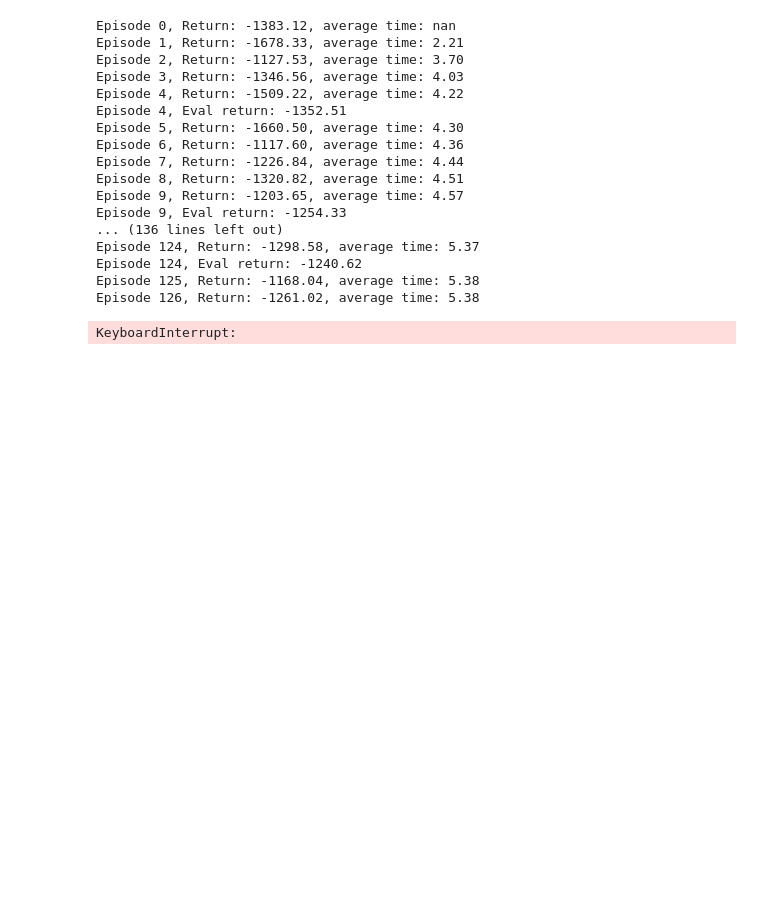
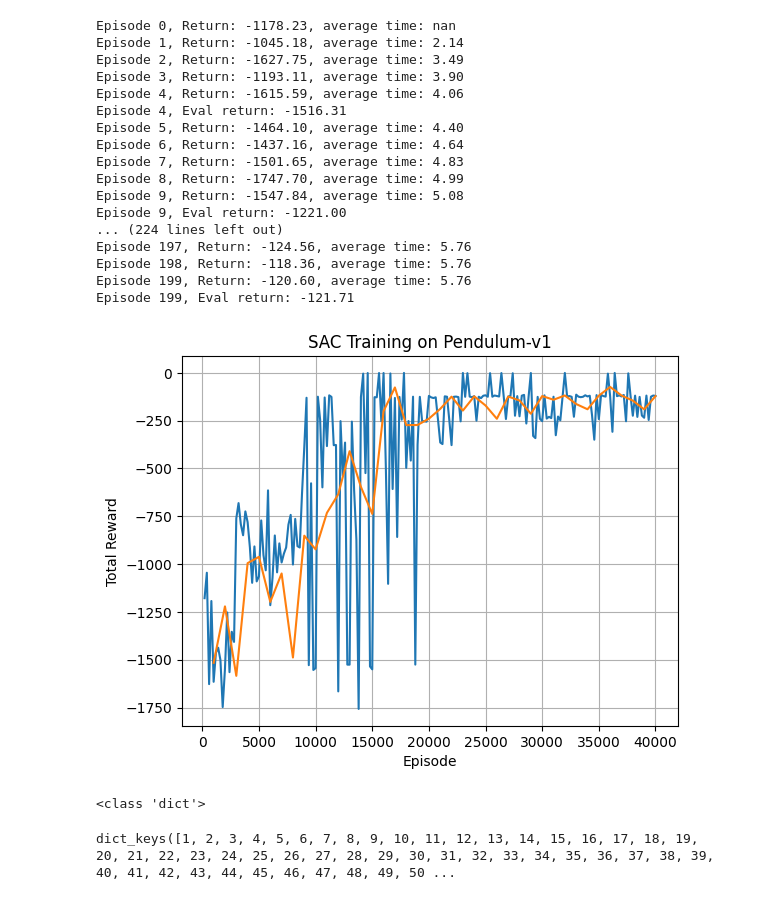
Before and after one commit to surkovv/RL_Project, a Jupyter notebook: SAC_new/testing.ipynb, the cells around one changed output. Drawn from its saved outputs; the diff is of its cells as text; code cells hidden in the pictures; blank space fills up the shorter version.

```diff
--- a/SAC_new/testing.ipynb
+++ b/SAC_new/testing.ipynb
@@ -1,36 +1,40 @@
 # %%
 import gymnasium as gym
 from sac import SAC
 env_name = "Pendulum-v1"
 env = gym.make(env_name)
 state_dim = env.observation_space.shape[0]
 action_dim = env.action_space.shape[0]
 max_action = float(env.action_space.high[0])
 agent = SAC(env,
             env_name,
             state_dim,
              action_dim,
              episodes=200,
              num_steps=200,
-             scale=10, max_actions=max_action, alpha=1)
+             scale=3, max_actions=max_action, alpha=0.3)
 
-returns, eval_rewards = agent.train_with_seed(seed = 42)
+returns, eval_rewards = agent.train_with_seed(seed = 48)
 # %% [output]
-Episode 0, Return: -1383.12, average time: nan
-Episode 1, Return: -1678.33, average time: 2.21
-Episode 2, Return: -1127.53, average time: 3.70
-Episode 3, Return: -1346.56, average time: 4.03
-Episode 4, Return: -1509.22, average time: 4.22
-Episode 4, Eval return: -1352.51
-Episode 5, Return: -1660.50, average time: 4.30
-Episode 6, Return: -1117.60, average time: 4.36
-Episode 7, Return: -1226.84, average time: 4.44
-Episode 8, Return: -1320.82, average time: 4.51
-Episode 9, Return: -1203.65, average time: 4.57
-Episode 9, Eval return: -1254.33
-... (136 lines left out)
-Episode 124, Return: -1298.58, average time: 5.37
-Episode 124, Eval return: -1240.62
-Episode 125, Return: -1168.04, average time: 5.38
-Episode 126, Return: -1261.02, average time: 5.38
+Episode 0, Return: -1178.23, average time: nan
+Episode 1, Return: -1045.18, average time: 2.14
+Episode 2, Return: -1627.75, average time: 3.49
+Episode 3, Return: -1193.11, average time: 3.90
+Episode 4, Return: -1615.59, average time: 4.06
+Episode 4, Eval return: -1516.31
+Episode 5, Return: -1464.10, average time: 4.40
+Episode 6, Return: -1437.16, average time: 4.64
+Episode 7, Return: -1501.65, average time: 4.83
+Episode 8, Return: -1747.70, average time: 4.99
+Episode 9, Return: -1547.84, average time: 5.08
+Episode 9, Eval return: -1221.00
+... (224 lines left out)
+Episode 197, Return: -124.56, average time: 5.76
+Episode 198, Return: -118.36, average time: 5.76
+Episode 199, Return: -120.60, average time: 5.76
+Episode 199, Eval return: -121.71
-KeyboardInterrupt:
+[figure, added]
+# %%
+print(type(eval_rewards))
+# %% [output]
+<class 'dict'>
@@ -36,0 +49,4 @@ KeyboardInterrupt:
+# %%
+print(returns.keys())
+# %% [output]
+dict_keys([1, 2, 3, 4, 5, 6, 7, 8, 9, 10, 11, 12, 13, 14, 15, 16, 17, 18, 19, 20, 21, 22, 23, 24, 25, 26, 27, 28, 29, 30, 31, 32, 33, 34, 35, 36, 37, 38, 39, 40, 41, 42, 43, 44, 45, 46, 47, 48, 49, 50 ...
```
Also changed, not shown: parts of 3 cells of this notebook, 17 other files.
